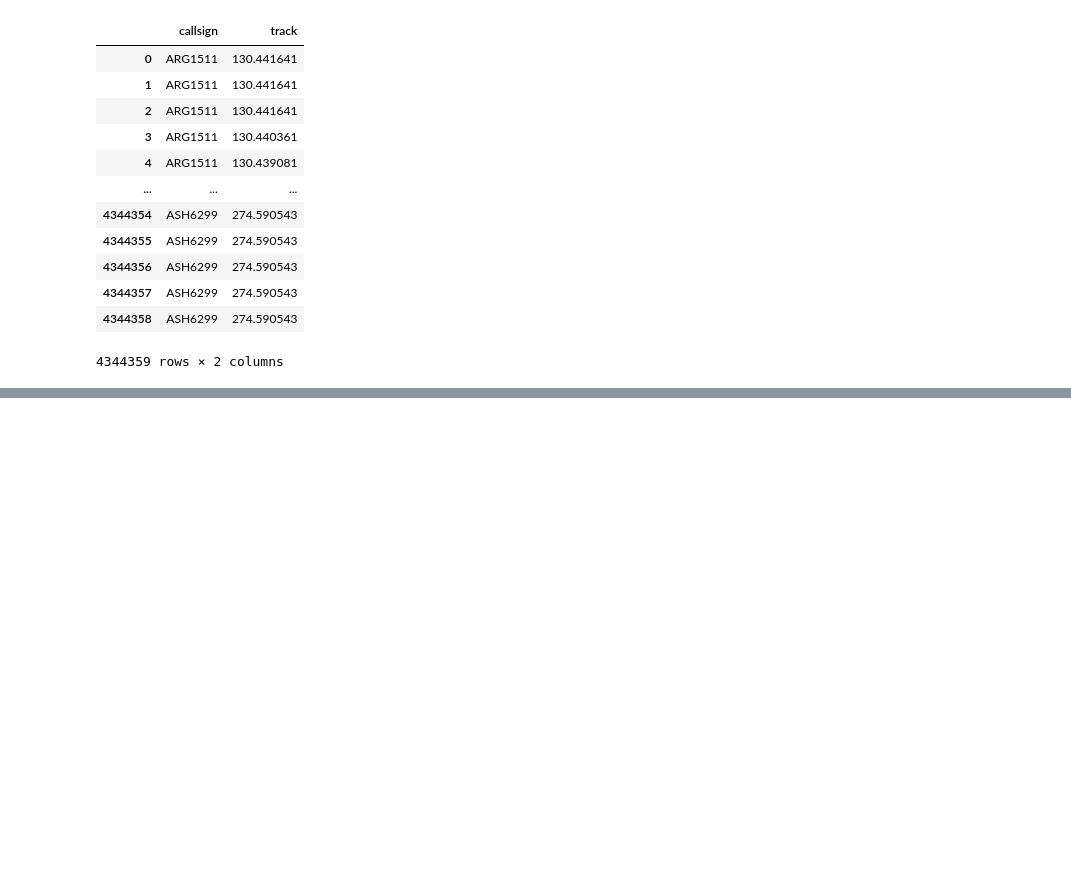
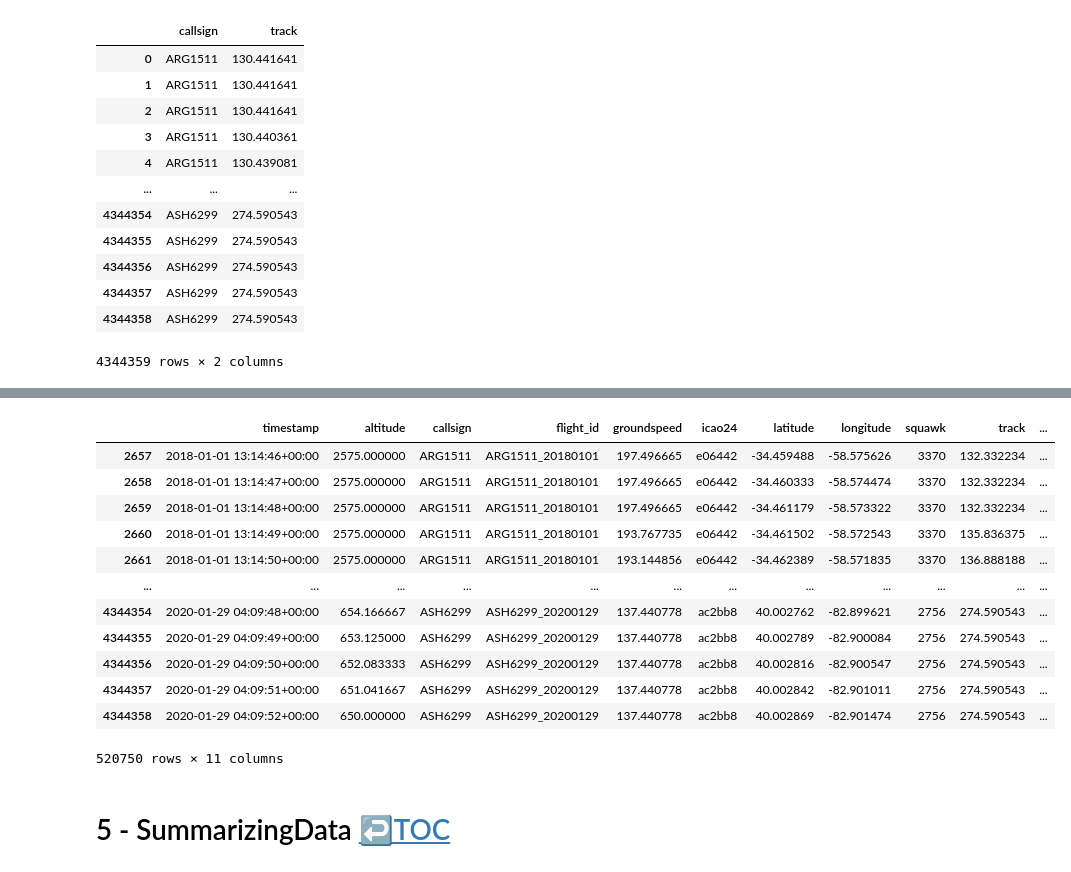
Before and after one commit to kachraz/ytlpda, a Jupyter notebook: KAG/ytleapan.ipynb, the cells around one changed output, grey strips where cells are left out. Saved outputs shown, nothing was run; the diff lists cells and outputs as text; code cells hidden in the pictures; blank space fills up the shorter version.

```diff
--- a/KAG/ytleapan.ipynb
+++ b/KAG/ytleapan.ipynb
@@ -571,0 +592,19 @@ df.loc[:, ['callsign', 'track']]
+# %%
+# Using boolen query  - using double condition
+df.query('(track > 130) and (altitude < 11000)')
+# %% [output]
+|  | timestamp | altitude | callsign | flight_id | groundspeed | icao24 | latitude | longitude | squawk | track | ... |
+| 2657 | 2018-01-01 13:14:46+00:00 | 2575.000000 | ARG1511 | ARG1511_20180101 | 197.496665 | e06442 | -34.459488 | -58.575626 | 3370 | 132.332234 | ... |
+| 2658 | 2018-01-01 13:14:47+00:00 | 2575.000000 | ARG1511 | ARG1511_20180101 | 197.496665 | e06442 | -34.460333 | -58.574474 | 3370 | 132.332234 | ... |
+| 2659 | 2018-01-01 13:14:48+00:00 | 2575.000000 | ARG1511 | ARG1511_20180101 | 197.496665 | e06442 | -34.461179 | -58.573322 | 3370 | 132.332234 | ... |
+| 2660 | 2018-01-01 13:14:49+00:00 | 2575.000000 | ARG1511 | ARG1511_20180101 | 193.767735 | e06442 | -34.461502 | -58.572543 | 3370 | 135.836375 | ... |
+| 2661 | 2018-01-01 13:14:50+00:00 | 2575.000000 | ARG1511 | ARG1511_20180101 | 193.144856 | e06442 | -34.462389 | -58.571835 | 3370 | 136.888188 | ... |
+| ... | ... | ... | ... | ... | ... | ... | ... | ... | ... | ... | ... |
+| 4344354 | 2020-01-29 04:09:48+00:00 | 654.166667 | ASH6299 | ASH6299_20200129 | 137.440778 | ac2bb8 | 40.002762 | -82.899621 | 2756 | 274.590543 | ... |
+| 4344355 | 2020-01-29 04:09:49+00:00 | 653.125000 | ASH6299 | ASH6299_20200129 | 137.440778 | ac2bb8 | 40.002789 | -82.900084 | 2756 | 274.590543 | ... |
+| 4344356 | 2020-01-29 04:09:50+00:00 | 652.083333 | ASH6299 | ASH6299_20200129 | 137.440778 | ac2bb8 | 40.002816 | -82.900547 | 2756 | 274.590543 | ... |
+| 4344357 | 2020-01-29 04:09:51+00:00 | 651.041667 | ASH6299 | ASH6299_20200129 | 137.440778 | ac2bb8 | 40.002842 | -82.901011 | 2756 | 274.590543 | ... |
+| 4344358 | 2020-01-29 04:09:52+00:00 | 650.000000 | ASH6299 | ASH6299_20200129 | 137.440778 | ac2bb8 | 40.002869 | -82.901474 | 2756 | 274.590543 | ... |
+520750 rows × 11 columns
+# %% [markdown]
+# 5 - SummarizingData <a class="anchor" id="s5"></a> [↩️TOC](#toc)
```
Also changed, not shown: parts of 3 cells of this notebook.
